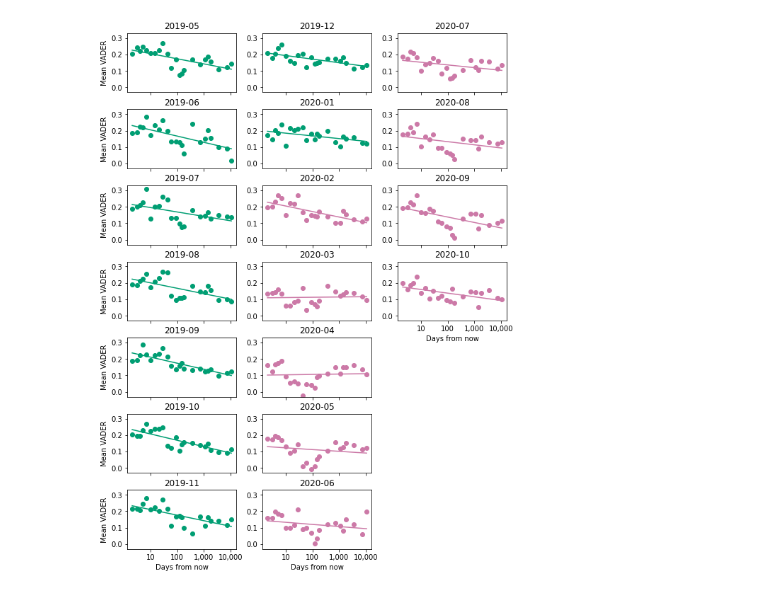
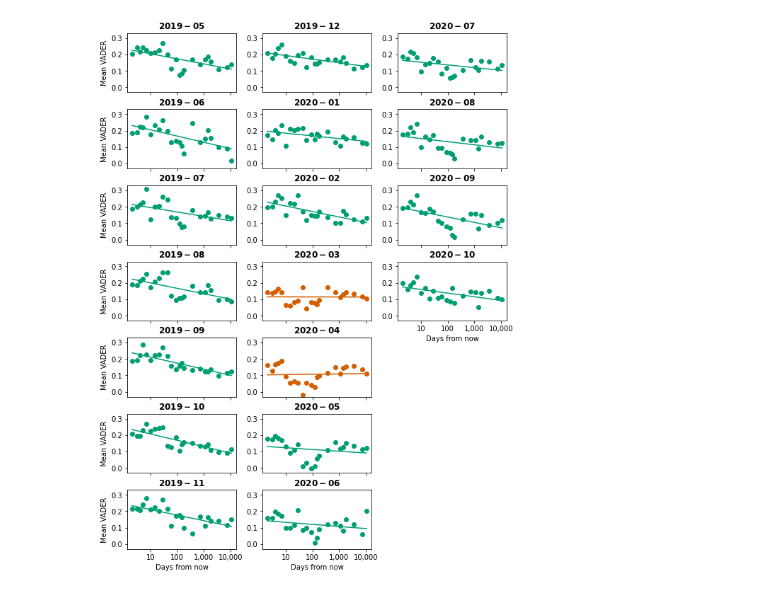
Before and after one commit to CalvinIsch/agents, a Jupyter notebook: SI.ipynb, the cells around one changed output. Saved outputs shown, nothing was run; the diff lists cells and outputs as text; code cells hidden in the pictures.

```diff
--- a/SI.ipynb
+++ b/SI.ipynb
@@ -30,22 +23,22 @@ all_phrases = ['2 days','3 days','4 days','5 days','7 days','10 days',
 all_sents = [f for f in listdir('data/VADER/') if isfile(join('data/VADER/', f))]
 all_sents = ["data/VADER/"+f for f in all_sents if f[len(f)-4:]== ".csv"]
 
-
-var = 'vader'
 df = pd.read_csv(all_sents[0])
 df['phrase'] = all_sents[0][11:all_sents[0].index('_')]
-df = df[['tweet_id','created_at','phrase',var]]
+df = df[['tweet_id','created_at','phrase','vader']]
 
 for i in all_sents[1:]:
     df_1 = pd.read_csv(i)
     df_1['phrase'] = i[11:i.index('_')]
 
-    df_1 = df_1[['tweet_id','created_at','phrase',var]]
+    df_1 = df_1[['tweet_id','created_at','phrase','vader']]
     df = pd.concat([df,df_1])
 
+# Drop neutral vader, NA, and any duplicates
 df = df.loc[df.vader!=0]
 df.created_at = pd.to_datetime(df['created_at'])
-df = df.dropna(subset=[var])
+df = df.dropna(subset=['vader'])
+df = df.drop_duplicates()
 df = df.loc[~df.tweet_id.isin(list(df_bot_accounts.tweet_id))]
 # %%
 p_d = ['2-days','3-days','4-days','5-days','7-days','10-days','2-weeks','3-weeks','4-weeks']
@@ -289,17 +280,11 @@ for j in [0,1,2]:
         fig_row.append(i)
 
 # Get some seperate colors
-cols = ['#D55E00','#D55E00','#D55E00','#D55E00','#D55E00']
-for col in ['#0072B2','#009E73']:
-    for i in range(12):
-        cols.append(col)
+cols = ['#009E73' for i in range(36)]
 
 # Create a figure with the appropriate amount of slots
 fig, axs = plt.subplots(7, 3,figsize=(8,10.5)) # 9 by 12 before
-#fig.suptitle("Yield curve over time",size = 16)
 fig.tight_layout(pad=0.3)
-#for ax in axs.flat:
-#    ax.set_xticks([])
 
 # Get the X axis in log scale
 x = get_x()
@@ -309,9 +294,8 @@ for i in range(21):
     # Get the appropriate month
     df_main = get_range(all_months[i], all_months[i + 1])
 
-    # Find the mean and error bars
+    # Find the means
     all_tweets = [df_main.loc[df_main['phrase'] == phrase].vader.mean() for phrase in all_phrases]
-    all_e = [mean_confidence_interval(df_main.loc[df_main['phrase'] == phrase].vader) for phrase in all_phrases]
 
     # Find the best fit 4th degree polynomial
     coef = np.polyfit(x,all_tweets,1)
@@ -324,9 +308,8 @@ for i in range(21):
         axs[fig_row[i], fig_col[i]].set_xticklabels(('','10','100','1,000','10,000'))
 
     # Plot this
-    #axs[fig_row[i], fig_col[i]].errorbar(x, all_tweets, all_e, linestyle='None', marker='o', ecolor="black", mec="black", mfc="black", mew=1, ms=7, capsize=5)
     axs[fig_row[i], fig_col[i]].plot(x, all_tweets, 'yo', x, poly1d_fn(x), '-k',color=cols[i])
-    axs[fig_row[i], fig_col[i]].set_title(all_months[i][:len(all_months[i])-3])
+    axs[fig_row[i], fig_col[i]].set_title(r"$\bf{" + all_months[i][:len(all_months[i])-3] + "}$")
     axs[fig_row[i], fig_col[i]].set_ylim([-.03,0.33])
 plt.savefig('SI-plots/All_Months-1.png', dpi = 400,bbox_inches='tight')
 
@@ -349,52 +332,48 @@ for j in [0,1,2]:
         fig_row.append(i)
 
 # Get some seperate colors
-cols = ['#009E73','#009E73','#009E73','#009E73','#009E73','#009E73','#009E73','#009E73','#009E73']
-for col in ['#CC79A7']:
-    for i in range(10):
-        cols.append(col)
+cols = ['#009E73' for i in range(10)]
+for i in range(2):
+    cols.append('#D55E00')
+for i in range(11):
+    cols.append('#009E73')
 
 # Create a figure with the appropriate amount of slots
 fig, axs = plt.subplots(7, 3,figsize=(8,10.5))
-#fig.suptitle("Yield curve over time",size = 16)
 fig.tight_layout(pad=0.3)
-#for ax in axs.flat:
-#    ax.set_xticks([])
 
 # Get the X axis in log scale
 x = get_x()
 
 # For all of those months
 for i in range(len(all_months)-1):
     # Get the appropriate month
     df_main = get_range(all_months[i], all_months[i + 1])
 
-    # Find the mean and error bars
+    # Find the means
     all_tweets = [df_main.loc[df_main['phrase'] == phrase].vader.mean() for phrase in all_phrases]
-    all_e = [mean_confidence_interval(df_main.loc[df_main['phrase'] == phrase].vader) for phrase in all_phrases]
 
     # Find the best fit 4th degree polynomial
     coef = np.polyfit(x,all_tweets,1)
     poly1d_fn = np.poly1d(coef)
     axs[fig_row[i], fig_col[i]].set_xticklabels(('','','','',''))
     if fig_col[i] == 0:
         axs[fig_row[i], fig_col[i]].set_ylabel("Mean VADER")
     if fig_row[i] == 6:
         axs[fig_row[i], fig_col[i]].set_xlabel("Days from now")
         axs[fig_row[i], fig_col[i]].set_xticklabels(('','10','100','1,000','10,000'))
     if fig_col[i] == 2 and fig_row[i] == 3:
         axs[fig_row[i], fig_col[i]].set_xlabel("Days from now")
         axs[fig_row[i], fig_col[i]].set_xticklabels(('','10','100','1,000','10,000'))
     # Plot this
-    #axs[fig_row[i], fig_col[i]].errorbar(x, all_tweets, all_e, linestyle='None', marker='o', ecolor="black", mec="black", mfc="black", mew=1, ms=7, capsize=5)
     axs[fig_row[i], fig_col[i]].plot(x, all_tweets, 'yo', x, poly1d_fn(x), '-k',color=cols[i])
-    axs[fig_row[i], fig_col[i]].set_title(all_months[i][:len(all_months[i])-3])
+    axs[fig_row[i], fig_col[i]].set_title(r"$\bf{" + all_months[i][:len(all_months[i])-3] + "}$")
     axs[fig_row[i], fig_col[i]].set_ylim([-.03,0.33])
 axs[4, 2].axis('off')
 axs[5, 2].axis('off')
 axs[6, 2].axis('off')
 plt.savefig('SI-plots/All_Months-2.png', dpi = 400,bbox_inches='tight')
 
 plt.show()
 # %% [output]
-[figure, old version]
+[figure, new version]
```
Also changed, not shown: parts of 8 cells of this notebook, 1 other file.
